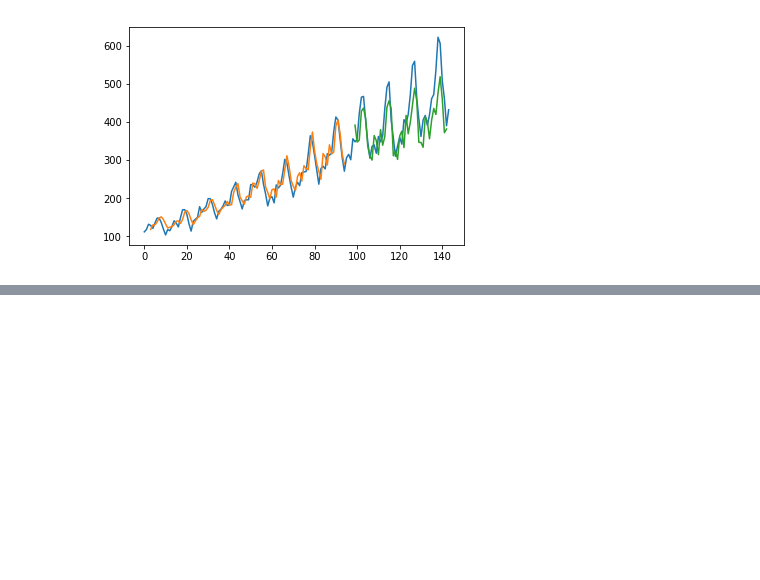
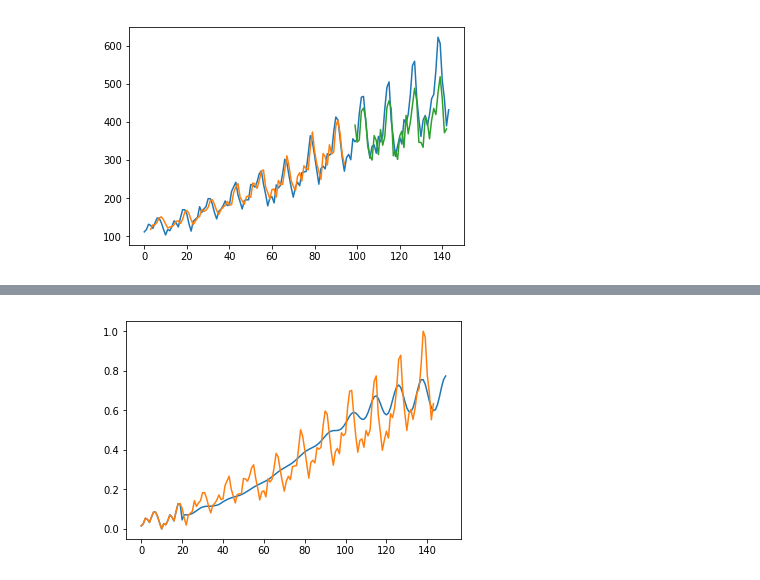
Before and after one commit to OctaveLauby/PyRnnArchitect, a Jupyter notebook: LSTM_Keras.ipynb, the cells around one changed output, grey strips where cells are left out. Saved outputs shown, nothing was run; the diff lists cells and outputs as text; code cells hidden in the pictures; blank space fills up the shorter version.

```diff
--- a/LSTM_Keras.ipynb
+++ b/LSTM_Keras.ipynb
@@ -296,0 +334,29 @@ Test Score: 54.78 RMSE
+# %%
+input_shape = res['input_shape']
+testY = res['testY']
+testPredict = res['testPredict']
+model = res['model']
+ds = res['ds']
+trainX = res['trainX']
+scaler = res['scaler']
+testX = res['testX']
+trainY = res['trainY']
+trainPredict = res['trainPredict']
+batch_size = res['batch_size']
+# %%
+look_ahead = 130
+batch = trainX[0]
+predictions = []
+for i in range(look_ahead):
+    prediction = model.predict(np.array([batch]), batch_size=batch_size)
+    batch = np.array(list(batch[1:]) + [prediction[0]])
+
+    # prediction = scaler.inverse_transform(prediction)
+    predictions.append(prediction[0, 0])
+predictions = np.array(list(trainX[0, :, 0]) + predictions)
+# %%
+plt.plot(predictions)
+plt.plot(ds[:, 0])
+plt.show()
+# %% [output]
+[figure, added]
```
Also changed, not shown: parts of 5 cells of this notebook, 1 other file.
